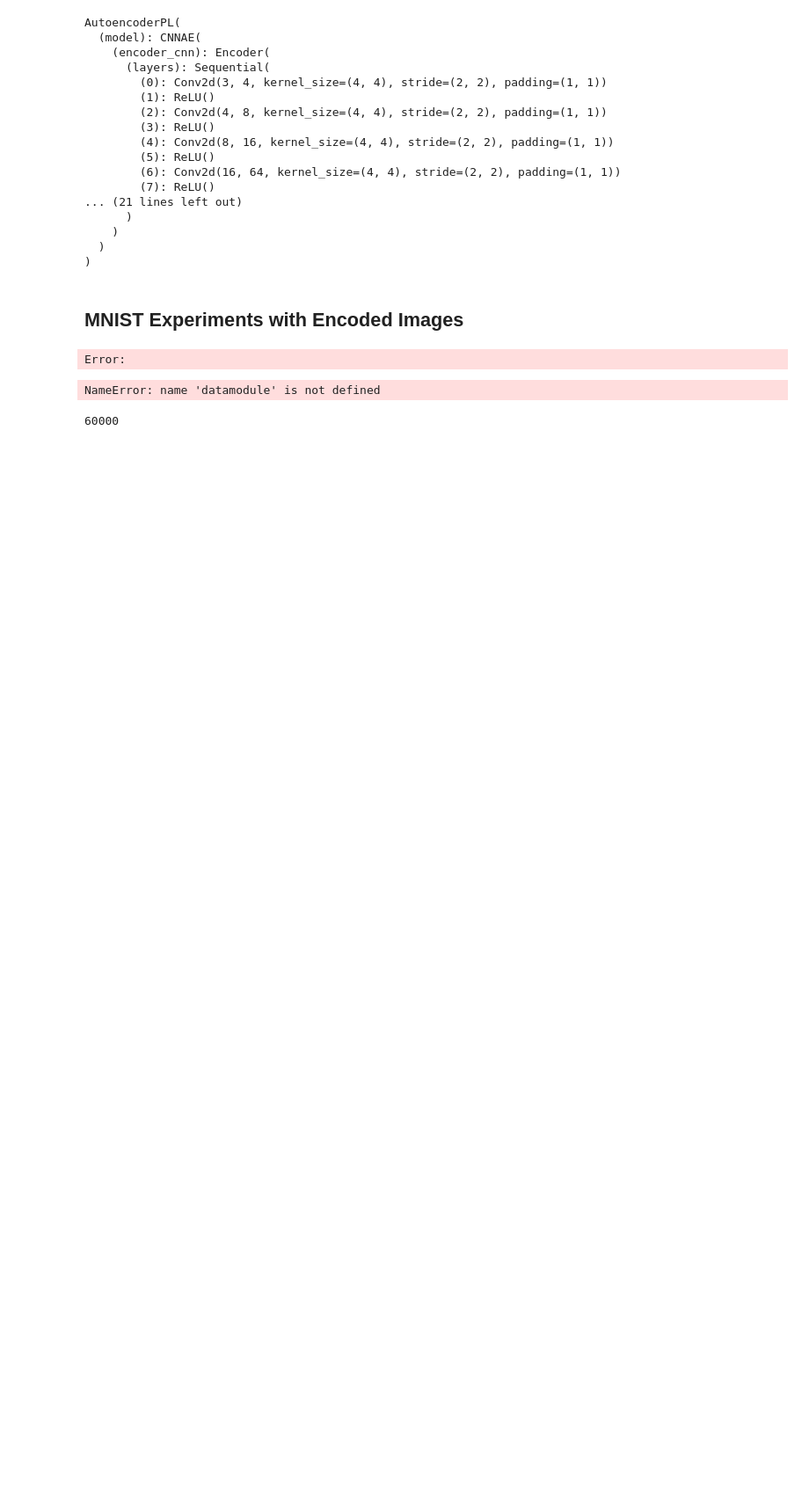
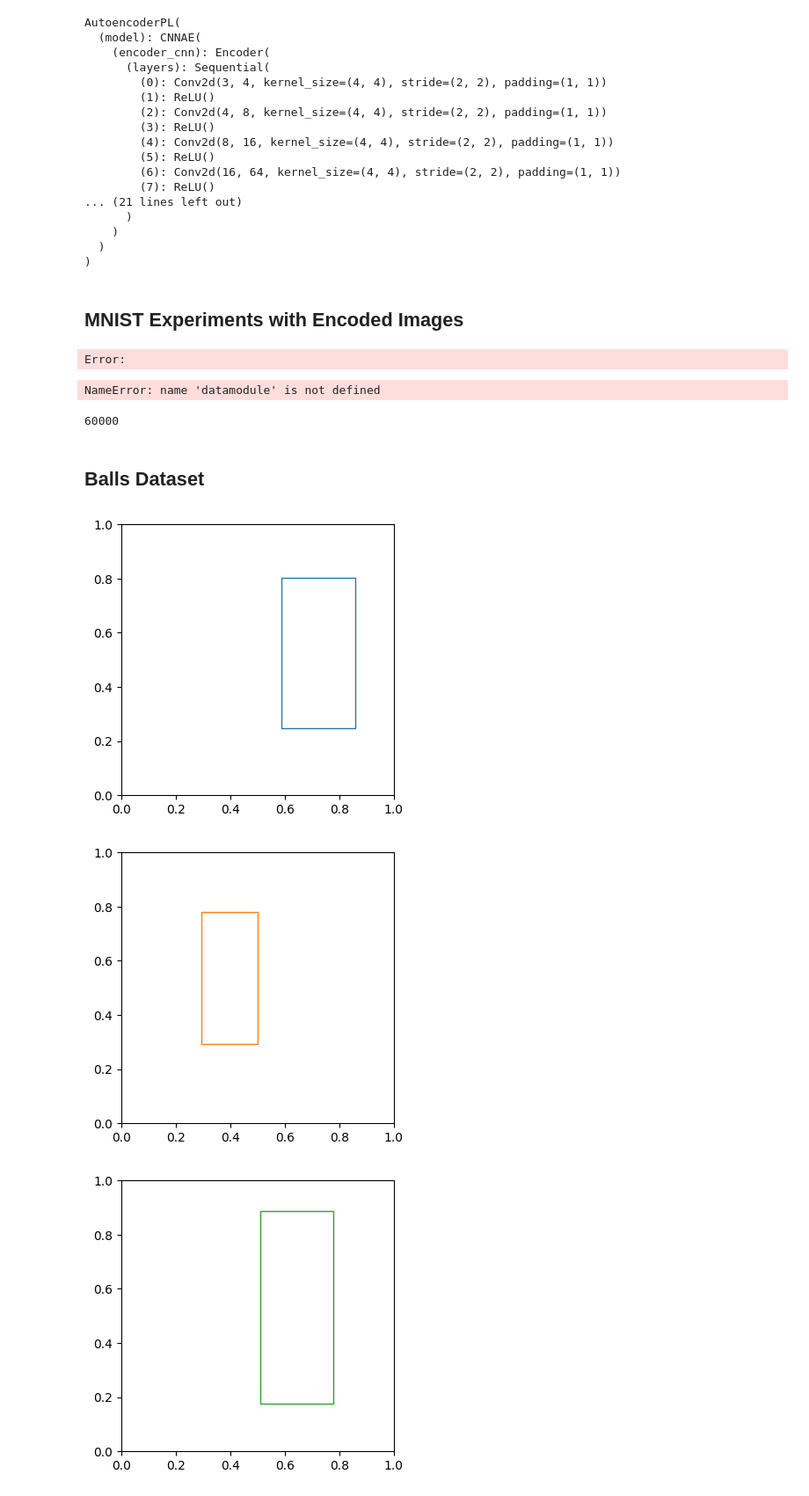
Before and after one commit to amansouri3476/MD-CRL, a Jupyter notebook: dataset_playground.ipynb, the cells around one changed output. Shown at 88% size. Cells and saved outputs as stored; diff of their text form; code cells hidden in the pictures; blank space fills up the shorter version.

```diff
--- a/dataset_playground.ipynb
+++ b/dataset_playground.ipynb
@@ -454,3 +454,5 @@ with hydra.initialize(config_path=configs_path):
 
     # instantiate the model with hydra
     model = hydra.utils.instantiate(config.model, _recursive_=False)
+# %% [markdown]
+## Balls Dataset
@@ -456,0 +523,15 @@ with hydra.initialize(config_path=configs_path):
+# %%
+domain_lows, domain_highs = _build_domain_grids()
+# plot rectangles for each domain's grid
+import matplotlib.pyplot as plt
+import matplotlib.patches as patches
+
+for i in range(num_domains):
+    fig, ax = plt.subplots(1, 1, figsize=(4, 4))
+    for j in range(n_balls_spurious):
+        rect = patches.Rectangle(domain_lows[i, j, :2], domain_highs[i, j, 0] - domain_lows[i, j, 0], domain_highs[i, j, 1] - domain_lows[i, j, 1], linewidth=1, edgecolor="C%d" % (i), facecolor='none')
+        ax.add_patch(rect)
+# %% [output]
+[figure, added]
+[figure, added]
+[figure, added]
```
Also changed, not shown: parts of 16 cells of this notebook, 15 other files.
